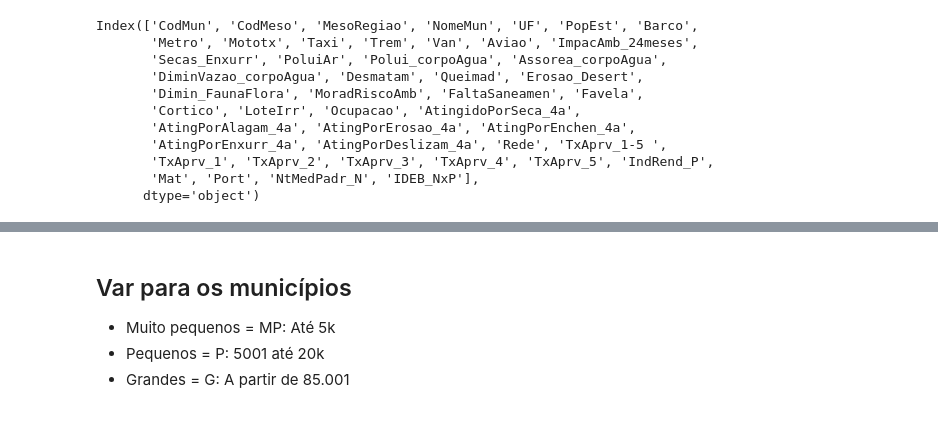
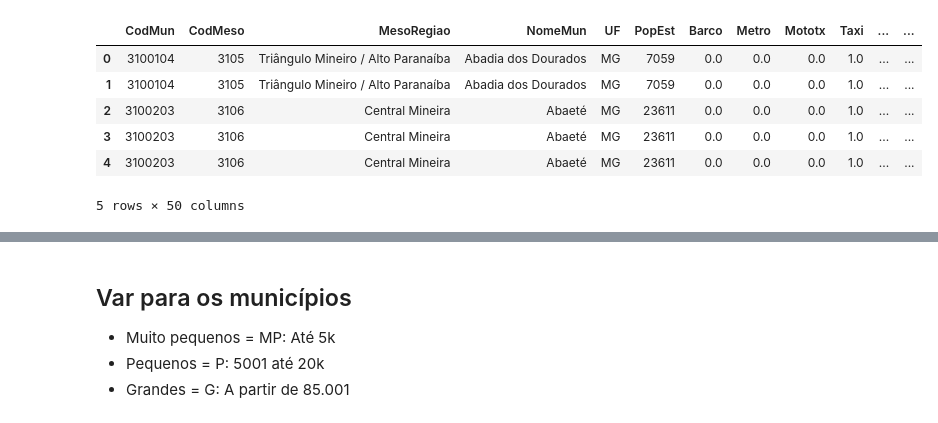
Before and after one commit to jessicatcr-zz/edu-municipios, a Jupyter notebook: Main.ipynb, the cells around one changed output, grey strips where cells are left out. Drawn from its saved outputs; the diff is of its cells as text; code cells hidden in the pictures.

```diff
--- a/Main.ipynb
+++ b/Main.ipynb
@@ -28,14 +32,43 @@ df.head()
-# %%
-df.columns
-# %% [output]
-Index(['CodMun', 'CodMeso', 'MesoRegiao', 'NomeMun', 'UF', 'PopEst', 'Barco',
-       'Metro', 'Mototx', 'Taxi', 'Trem', 'Van', 'Aviao', 'ImpacAmb_24meses',
-       'Secas_Enxurr', 'PoluiAr', 'Polui_corpoAgua', 'Assorea_corpoAgua',
-       'DiminVazao_corpoAgua', 'Desmatam', 'Queimad', 'Erosao_Desert',
-       'Dimin_FaunaFlora', 'MoradRiscoAmb', 'FaltaSaneamen', 'Favela',
-       'Cortico', 'LoteIrr', 'Ocupacao', 'AtingidoPorSeca_4a',
-       'AtingPorAlagam_4a', 'AtingPorErosao_4a', 'AtingPorEnchen_4a',
-       'AtingPorEnxurr_4a', 'AtingPorDeslizam_4a', 'Rede', 'TxAprv_1-5 ',
-       'TxAprv_1', 'TxAprv_2', 'TxAprv_3', 'TxAprv_4', 'TxAprv_5', 'IndRend_P',
-       'Mat', 'Port', 'NtMedPadr_N', 'IDEB_NxP'],
-      dtype='object')
+# %%
+df = pd.read_csv('EduBas_Munic.csv')
+
+# Transformando Sim em 1 e Não em 0
+df['Barco'] = df['Barco'].map({'Sim': 1, 'Não': 0})
+df['Metro'] = df['Metro'].map({'Sim': 1, 'Não': 0})
+df['Mototx'] = df['Mototx'].map({'Sim': 1, 'Não': 0})
+df['Taxi'] = df['Taxi'].map({'Sim': 1, 'Não': 0})
+df['Trem'] = df['Trem'].map({'Sim': 1, 'Não': 0})
+df['Van'] = df['Van'].map({'Sim': 1, 'Não': 0})
+df['Aviao'] = df['Aviao'].map({'Sim': 1, 'Não': 0})
+df['ImpacAmb_24meses'] = df['ImpacAmb_24meses'].map({'Sim': 1, 'Não': 0})
+df['Secas_Enxurr'] = df['Secas_Enxurr'].map({'Sim': 1, 'Não': 0})
+df['PoluiAr'] = df['PoluiAr'].map({'Sim': 1, 'Não': 0})
+df['Polui_corpoAgua'] = df['Polui_corpoAgua'].map({'Sim': 1, 'Não': 0})
+df['Assorea_corpoAgua'] = df['Assorea_corpoAgua'].map({'Sim': 1, 'Não': 0})
+df['DiminVazao_corpoAgua'] = df['DiminVazao_corpoAgua'].map({'Sim': 1, 'Não': 0})
+df['Desmatam'] = df['Desmatam'].map({'Sim': 1, 'Não': 0})
+df['Queimad'] = df['Queimad'].map({'Sim': 1, 'Não': 0})
+df['Erosao_Desert'] = df['Erosao_Desert'].map({'Sim': 1, 'Não': 0})
+df['Dimin_FaunaFlora'] = df['Dimin_FaunaFlora'].map({'Sim': 1, 'Não': 0})
+df['MoradRiscoAmb'] = df['MoradRiscoAmb'].map({'Sim': 1, 'Não': 0})
+df['FaltaSaneamen'] = df['FaltaSaneamen'].map({'Sim': 1, 'Não': 0})
+df['Favela'] = df['Favela'].map({'Sim': 1, 'Não': 0})
+df['Cortico'] = df['Cortico'].map({'Sim': 1, 'Não': 0})
+df['LoteIrr'] = df['LoteIrr'].map({'Sim': 1, 'Não': 0})
+df['Ocupacao'] = df['Ocupacao'].map({'Sim': 1, 'Não': 0})
+df['AtingidoPorSeca_4a'] = df['AtingidoPorSeca_4a'].map({'Sim': 1, 'Não': 0})
+df['AtingPorAlagam_4a'] = df['AtingPorAlagam_4a'].map({'Sim': 1, 'Não': 0})
+df['AtingPorErosao_4a'] = df['AtingPorErosao_4a'].map({'Sim': 1, 'Não': 0})
+df['AtingPorEnchen_4a'] = df['AtingPorEnchen_4a'].map({'Sim': 1, 'Não': 0})
+df['AtingPorEnxurr_4a'] = df['AtingPorEnxurr_4a'].map({'Sim': 1, 'Não': 0})
+df['AtingPorDeslizam_4a'] = df['AtingPorDeslizam_4a'].map({'Sim': 1, 'Não': 0})
+
+df.head()
+# %% [output]
+|  | CodMun | CodMeso | MesoRegiao | NomeMun | UF | PopEst | Barco | Metro | Mototx | Taxi | ... | ... |
+| 0 | 3100104 | 3105 | Triângulo Mineiro / Alto Paranaíba | Abadia dos Dourados | MG | 7059 | 0.0 | 0.0 | 0.0 | 1.0 | ... | ... |
+| 1 | 3100104 | 3105 | Triângulo Mineiro / Alto Paranaíba | Abadia dos Dourados | MG | 7059 | 0.0 | 0.0 | 0.0 | 1.0 | ... | ... |
+| 2 | 3100203 | 3106 | Central Mineira | Abaeté | MG | 23611 | 0.0 | 0.0 | 0.0 | 1.0 | ... | ... |
+| 3 | 3100203 | 3106 | Central Mineira | Abaeté | MG | 23611 | 0.0 | 0.0 | 0.0 | 1.0 | ... | ... |
+| 4 | 3100203 | 3106 | Central Mineira | Abaeté | MG | 23611 | 0.0 | 0.0 | 0.0 | 1.0 | ... | ... |
+5 rows × 50 columns
```
Also changed, not shown: parts of 49 cells of this notebook.
